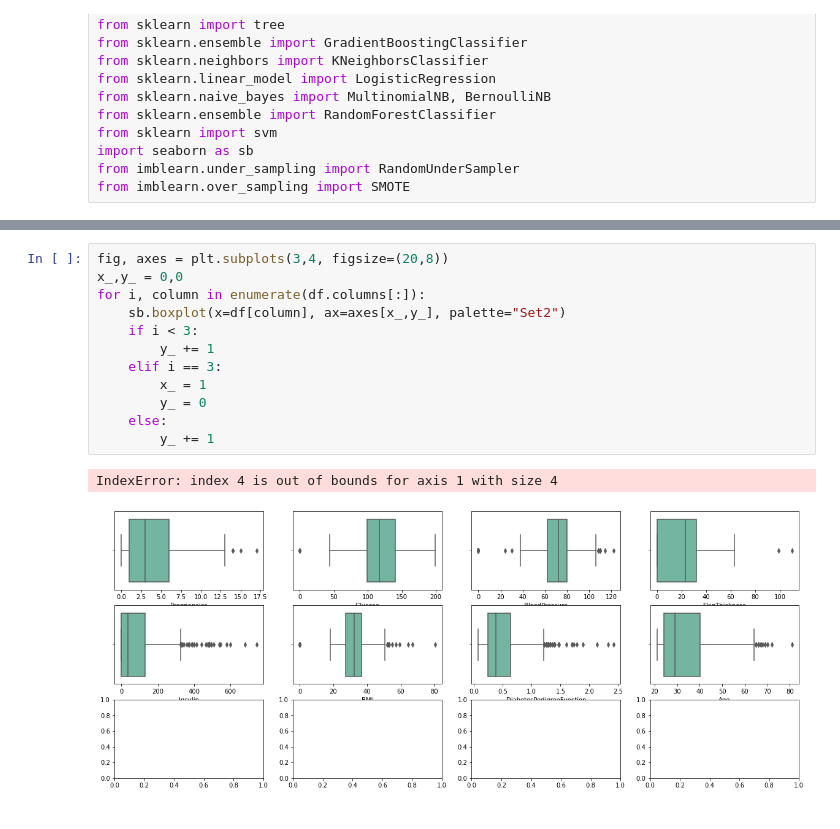
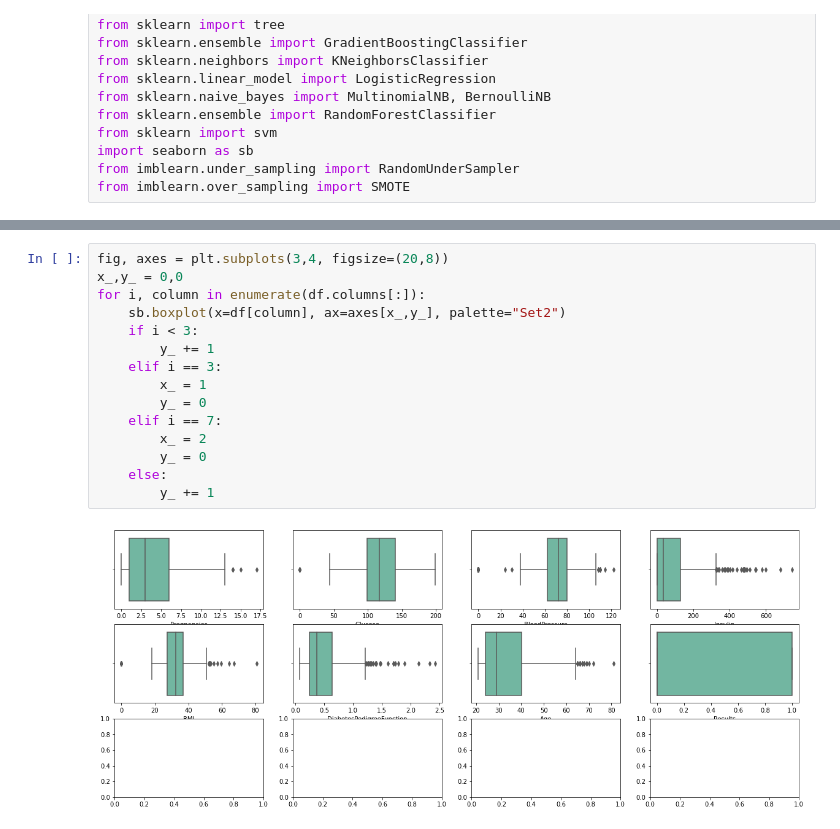
Before and after one commit to pradeepdharmasena/ML_models_Research, a Jupyter notebook: Diabetics_Clinical/models/model_07.ipynb, the cells around one changed output, grey strips where cells are left out. Drawn from its saved outputs; the diff is of its cells as text.

```diff
--- a/Diabetics_Clinical/models/model_07.ipynb
+++ b/Diabetics_Clinical/models/model_07.ipynb
@@ -163,18 +156,20 @@ dtype: float64
 # %%
 fig, axes = plt.subplots(3,4, figsize=(20,8))
 x_,y_ = 0,0
 for i, column in enumerate(df.columns[:]):
     sb.boxplot(x=df[column], ax=axes[x_,y_], palette="Set2")
     if i < 3:
         y_ += 1
     elif i == 3:
         x_ = 1
         y_ = 0
+    elif i == 7:
+        x_ = 2
+        y_ = 0
     else:
         y_ += 1
 # %% [output]
-IndexError: index 4 is out of bounds for axis 1 with size 4
-[figure, old version]
+[figure, new version]
 # %%
 cols = df.columns
 print(cols)
```
Also changed, not shown: parts of 22 cells of this notebook, 2 other files.
